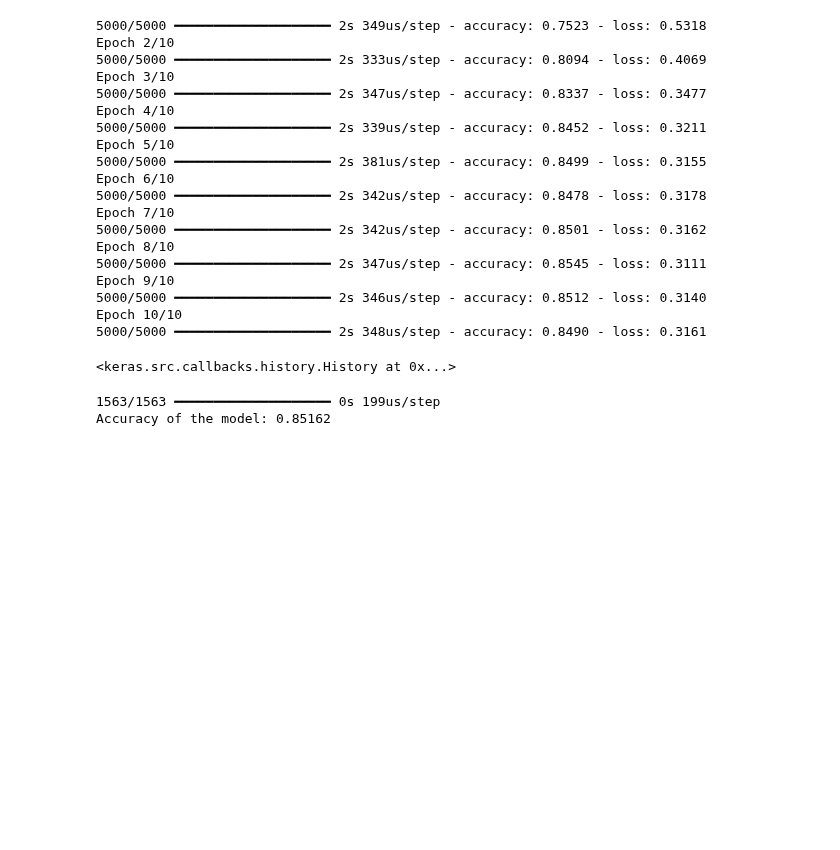
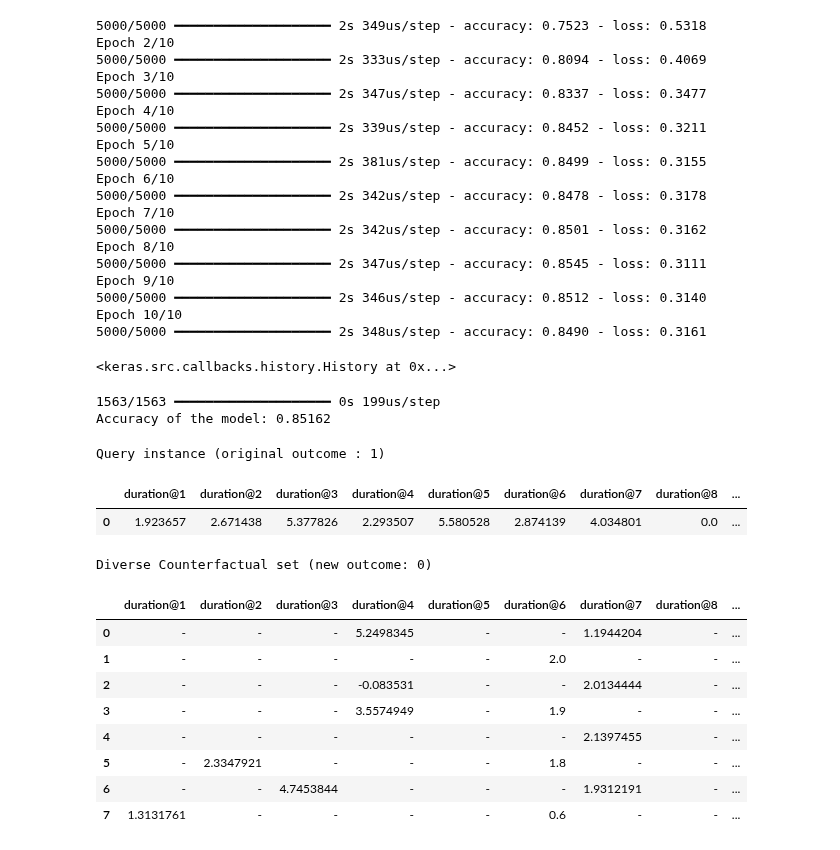
Before and after one commit to jismartin/counterEVM, a Jupyter notebook: PrimerasPruebasEVM.ipynb, the cells around one changed output. Drawn from its saved outputs; the diff is of its cells as text; code cells hidden in the pictures; blank space fills up the shorter version.

```diff
--- a/PrimerasPruebasEVM.ipynb
+++ b/PrimerasPruebasEVM.ipynb
@@ -301,0 +301,17 @@ m = dice_ml.Model(model_path=ML_modelpath, backend=backend, func="ohe-min-max")
+# %%
+dice_exp = exp.generate_counterfactuals(X[1:2], total_CFs=8, desired_class="opposite")
+dice_exp.visualize_as_dataframe(show_only_changes=True)
+# %% [output]
+Query instance (original outcome : 1)
+|  | duration@1 | duration@2 | duration@3 | duration@4 | duration@5 | duration@6 | duration@7 | duration@8 | ... |
+| 0 | 1.923657 | 2.671438 | 5.377826 | 2.293507 | 5.580528 | 2.874139 | 4.034801 | 0.0 | ... |
+Diverse Counterfactual set (new outcome: 0)
+|  | duration@1 | duration@2 | duration@3 | duration@4 | duration@5 | duration@6 | duration@7 | duration@8 | ... |
+| 0 | - | - | - | 5.2498345 | - | - | 1.1944204 | - | ... |
+| 1 | - | - | - | - | - | 2.0 | - | - | ... |
+| 2 | - | - | - | -0.083531 | - | - | 2.0134444 | - | ... |
+| 3 | - | - | - | 3.5574949 | - | 1.9 | - | - | ... |
+| 4 | - | - | - | - | - | - | 2.1397455 | - | ... |
+| 5 | - | 2.3347921 | - | - | - | 1.8 | - | - | ... |
+| 6 | - | - | 4.7453844 | - | - | - | 1.9312191 | - | ... |
+| 7 | 1.3131761 | - | - | - | - | 0.6 | - | - | ... |
```
Also changed, not shown: parts of 1 cell of this notebook.
